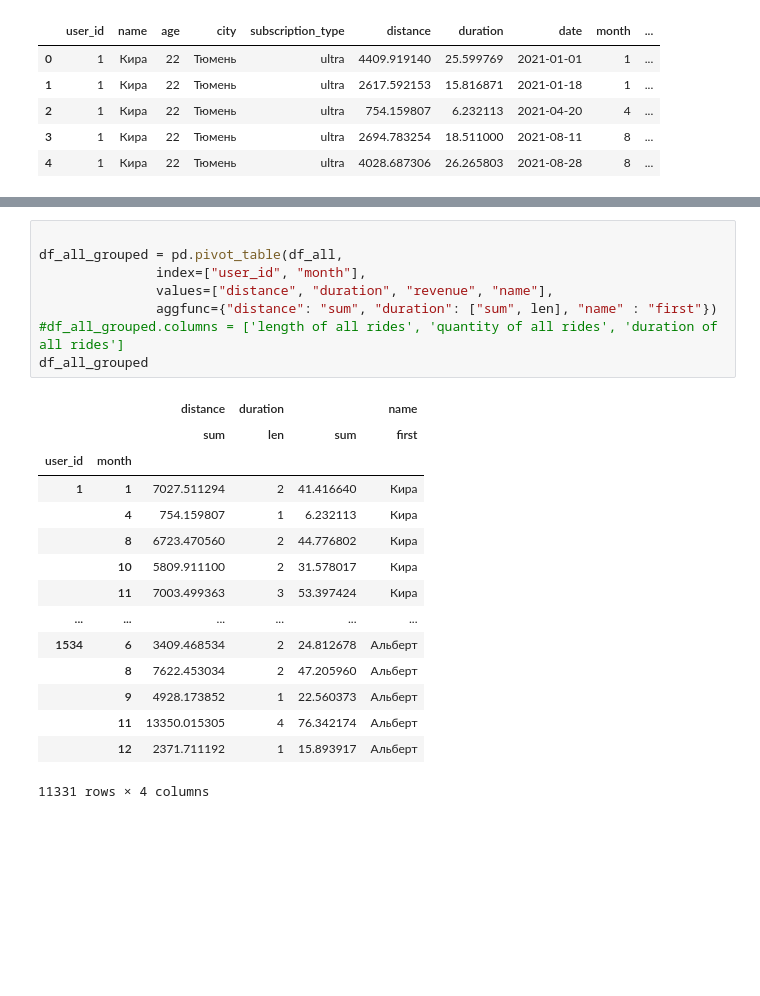
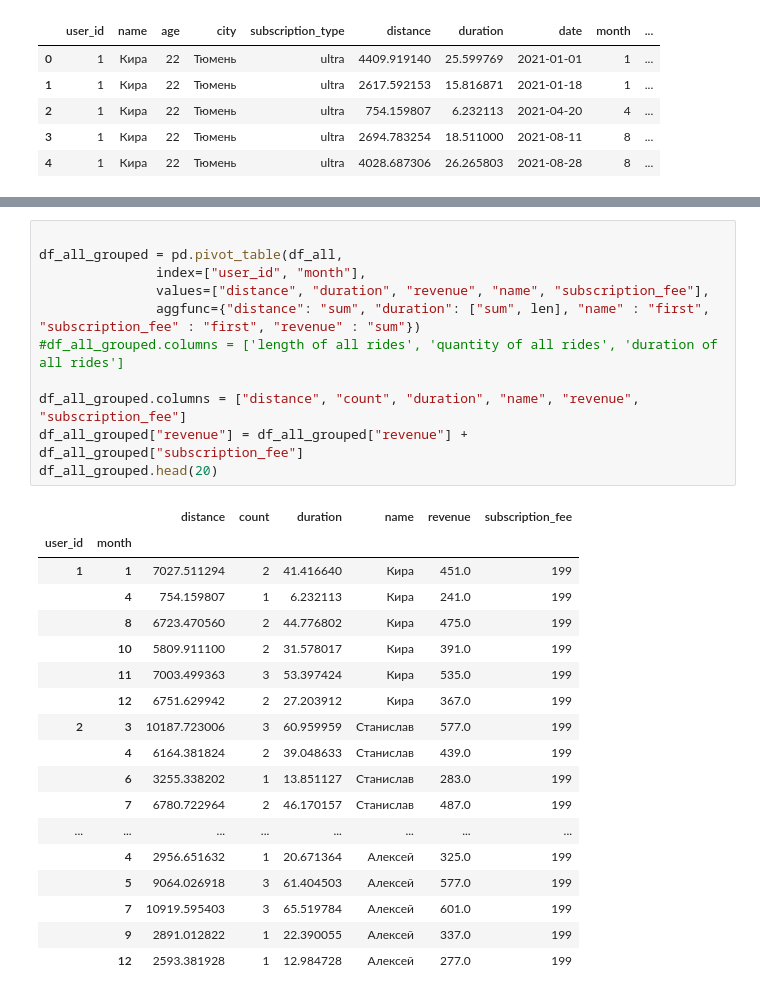
Before and after one commit to theotheo46/ds, a Jupyter notebook: users_go.ipynb, the cells around one changed output, grey strips where cells are left out. Cells and saved outputs as stored; diff of their text form; blank space fills up the shorter version.

```diff
--- a/users_go.ipynb
+++ b/users_go.ipynb
@@ -237,24 +253,30 @@ df_all.head()
 # %%
 
 df_all_grouped = pd.pivot_table(df_all,
                index=["user_id", "month"],
-               values=["distance", "duration", "revenue", "name"],
-               aggfunc={"distance": "sum", "duration": ["sum", len], "name" : "first"})
+               values=["distance", "duration", "revenue", "name", "subscription_fee"],
+               aggfunc={"distance": "sum", "duration": ["sum", len], "name" : "first", "subscription_fee" : "first", "revenue" : "sum"})
 #df_all_grouped.columns = ['length of all rides', 'quantity of all rides', 'duration of all rides']
-df_all_grouped
+
+df_all_grouped.columns = ["distance", "count", "duration", "name", "revenue", "subscription_fee"]
+df_all_grouped["revenue"] = df_all_grouped["revenue"] + df_all_grouped["subscription_fee"]
+df_all_grouped.head(20)
 # %% [output]
-|  |  | distance | duration |  | name |
-|  |  | sum | len | sum | first |
-| user_id | month |  |  |  |  |
-| 1 | 1 | 7027.511294 | 2 | 41.416640 | Кира |
-|  | 4 | 754.159807 | 1 | 6.232113 | Кира |
-|  | 8 | 6723.470560 | 2 | 44.776802 | Кира |
-|  | 10 | 5809.911100 | 2 | 31.578017 | Кира |
-|  | 11 | 7003.499363 | 3 | 53.397424 | Кира |
-| ... | ... | ... | ... | ... | ... |
-| 1534 | 6 | 3409.468534 | 2 | 24.812678 | Альберт |
-|  | 8 | 7622.453034 | 2 | 47.205960 | Альберт |
-|  | 9 | 4928.173852 | 1 | 22.560373 | Альберт |
-|  | 11 | 13350.015305 | 4 | 76.342174 | Альберт |
-|  | 12 | 2371.711192 | 1 | 15.893917 | Альберт |
+|  |  | distance | count | duration | name | revenue | subscription_fee |
+| user_id | month |  |  |  |  |  |  |
+| 1 | 1 | 7027.511294 | 2 | 41.416640 | Кира | 451.0 | 199 |
+|  | 4 | 754.159807 | 1 | 6.232113 | Кира | 241.0 | 199 |
+|  | 8 | 6723.470560 | 2 | 44.776802 | Кира | 475.0 | 199 |
+|  | 10 | 5809.911100 | 2 | 31.578017 | Кира | 391.0 | 199 |
+|  | 11 | 7003.499363 | 3 | 53.397424 | Кира | 535.0 | 199 |
+|  | 12 | 6751.629942 | 2 | 27.203912 | Кира | 367.0 | 199 |
+| 2 | 3 | 10187.723006 | 3 | 60.959959 | Станислав | 577.0 | 199 |
+|  | 4 | 6164.381824 | 2 | 39.048633 | Станислав | 439.0 | 199 |
+|  | 6 | 3255.338202 | 1 | 13.851127 | Станислав | 283.0 | 199 |
+|  | 7 | 6780.722964 | 2 | 46.170157 | Станислав | 487.0 | 199 |
+| ... | ... | ... | ... | ... | ... | ... | ... |
+|  | 4 | 2956.651632 | 1 | 20.671364 | Алексей | 325.0 | 199 |
+|  | 5 | 9064.026918 | 3 | 61.404503 | Алексей | 577.0 | 199 |
+|  | 7 | 10919.595403 | 3 | 65.519784 | Алексей | 601.0 | 199 |
+|  | 9 | 2891.012822 | 1 | 22.390055 | Алексей | 337.0 | 199 |
+|  | 12 | 2593.381928 | 1 | 12.984728 | Алексей | 277.0 | 199 |
-11331 rows × 4 columns
```
Also changed, not shown: parts of 14 cells of this notebook.
